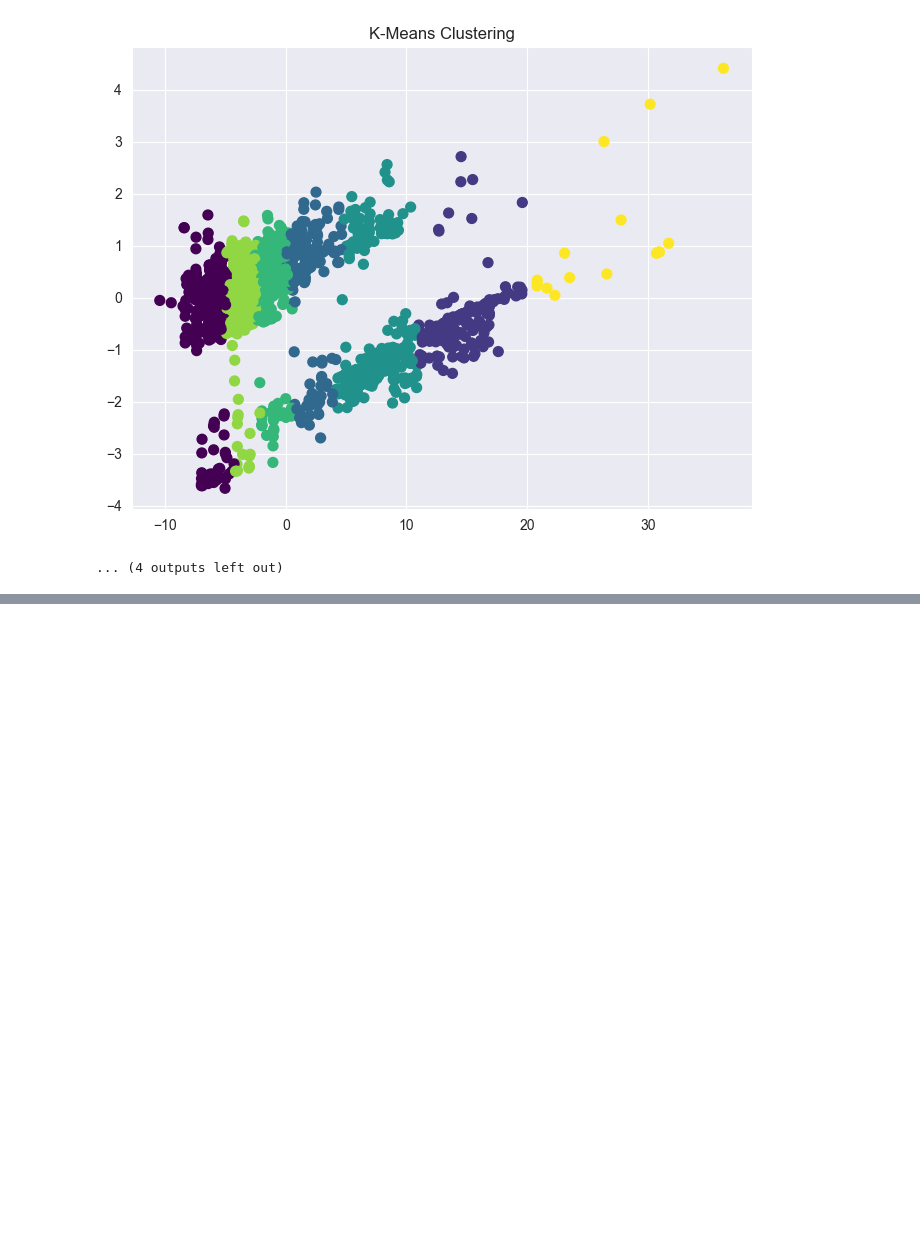
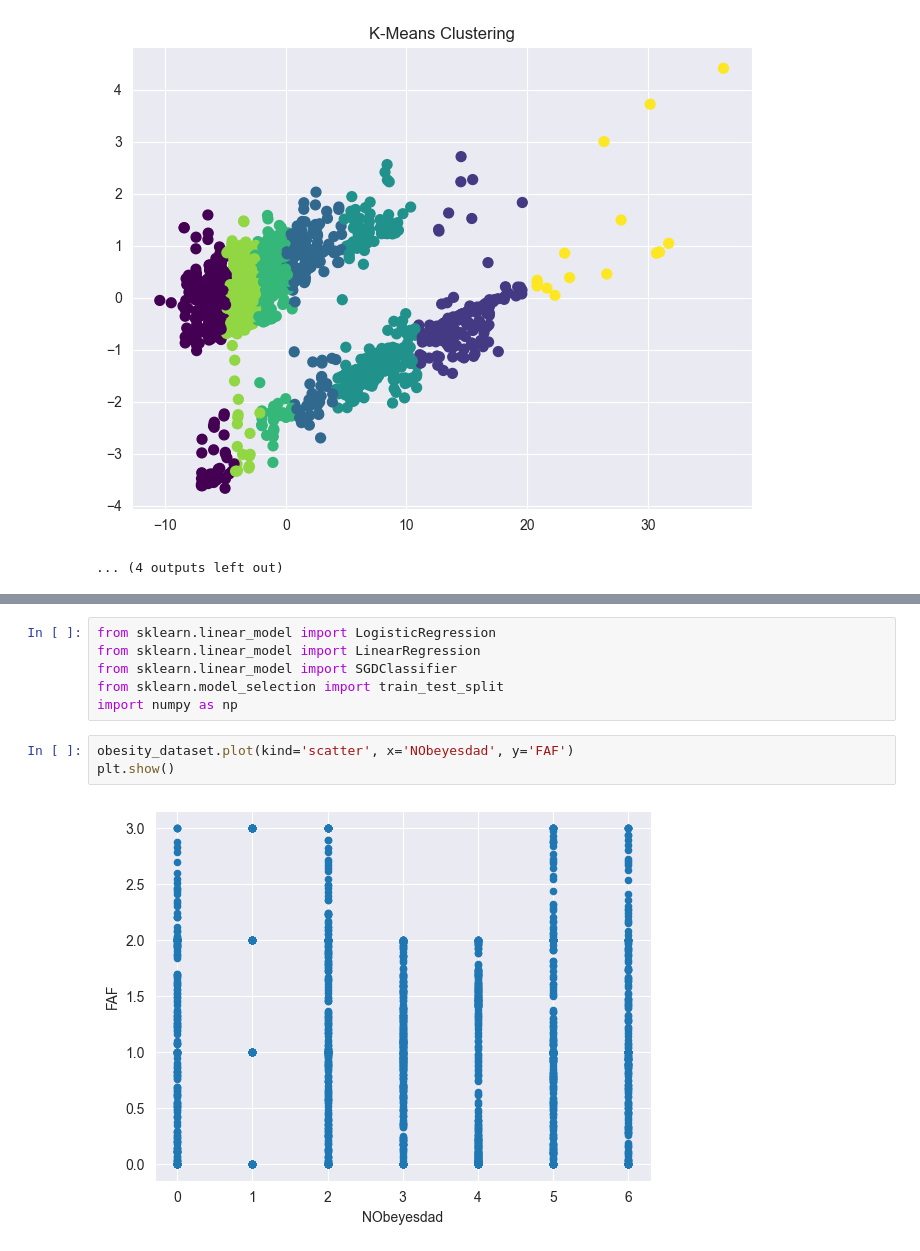
Before and after one commit to ElaIstriceSagace/ObesityDataAnalysis, a Jupyter notebook: Analysis/ObesityDataAnalysis.ipynb, the cells around one changed output, grey strips where cells are left out. Saved outputs shown, nothing was run; the diff lists cells and outputs as text; blank space fills up the shorter version.

Commit message:
STRATH 1 - linear regression

```diff
--- a/Analysis/ObesityDataAnalysis.ipynb
+++ b/Analysis/ObesityDataAnalysis.ipynb
@@ -343,3 +346,14 @@ plt.show()
 # %% [output]
 Cluster labels:  [4 3 3 ... 7 7 7]
 [figure]
+# %%
+from sklearn.linear_model import LogisticRegression
+from sklearn.linear_model import LinearRegression
+from sklearn.linear_model import SGDClassifier
+from sklearn.model_selection import train_test_split
+import numpy as np
+# %%
+obesity_dataset.plot(kind='scatter', x='NObeyesdad', y='FAF')
+plt.show()
+# %% [output]
+[figure, added]
```
Also changed, not shown: parts of 6 cells of this notebook.
